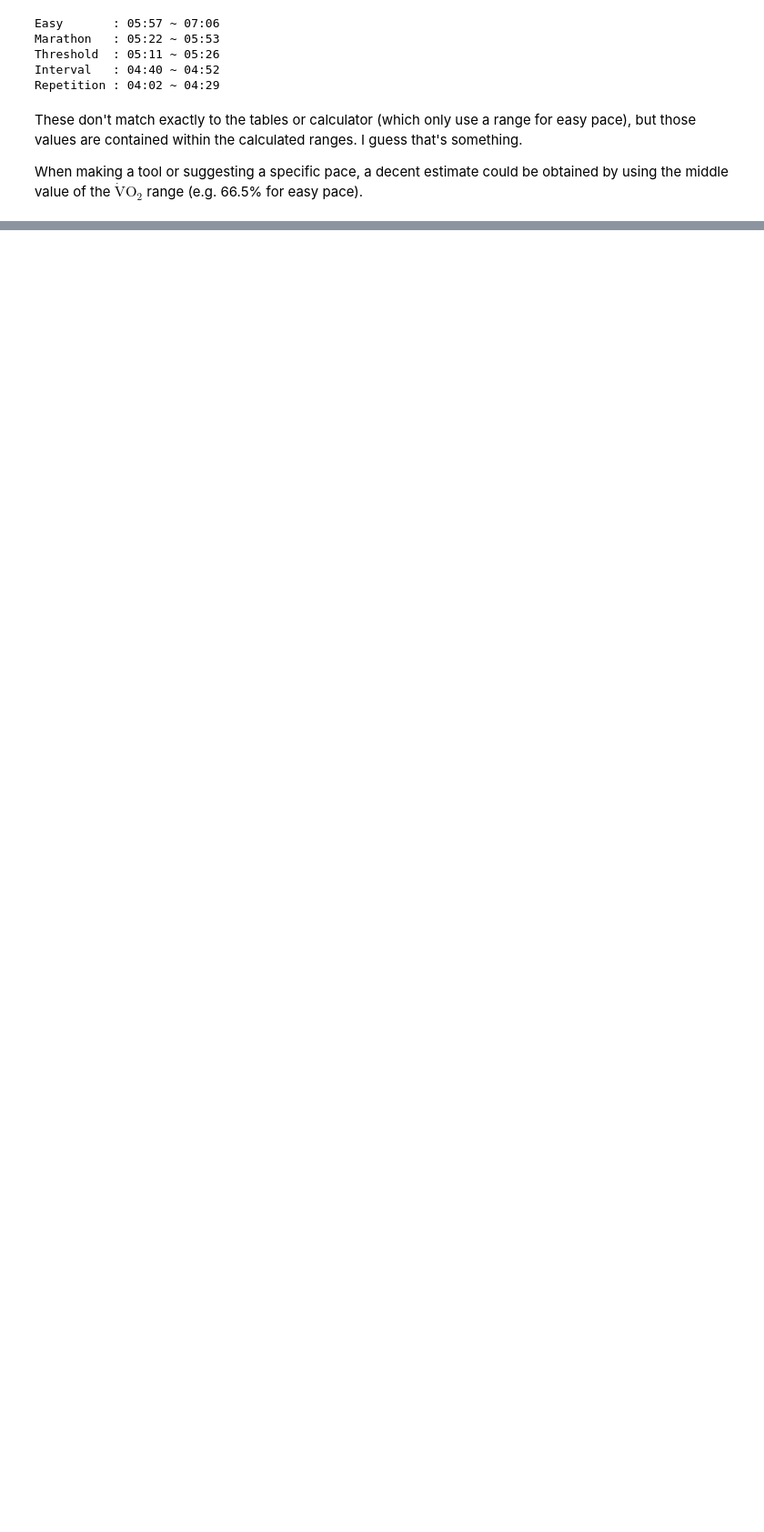
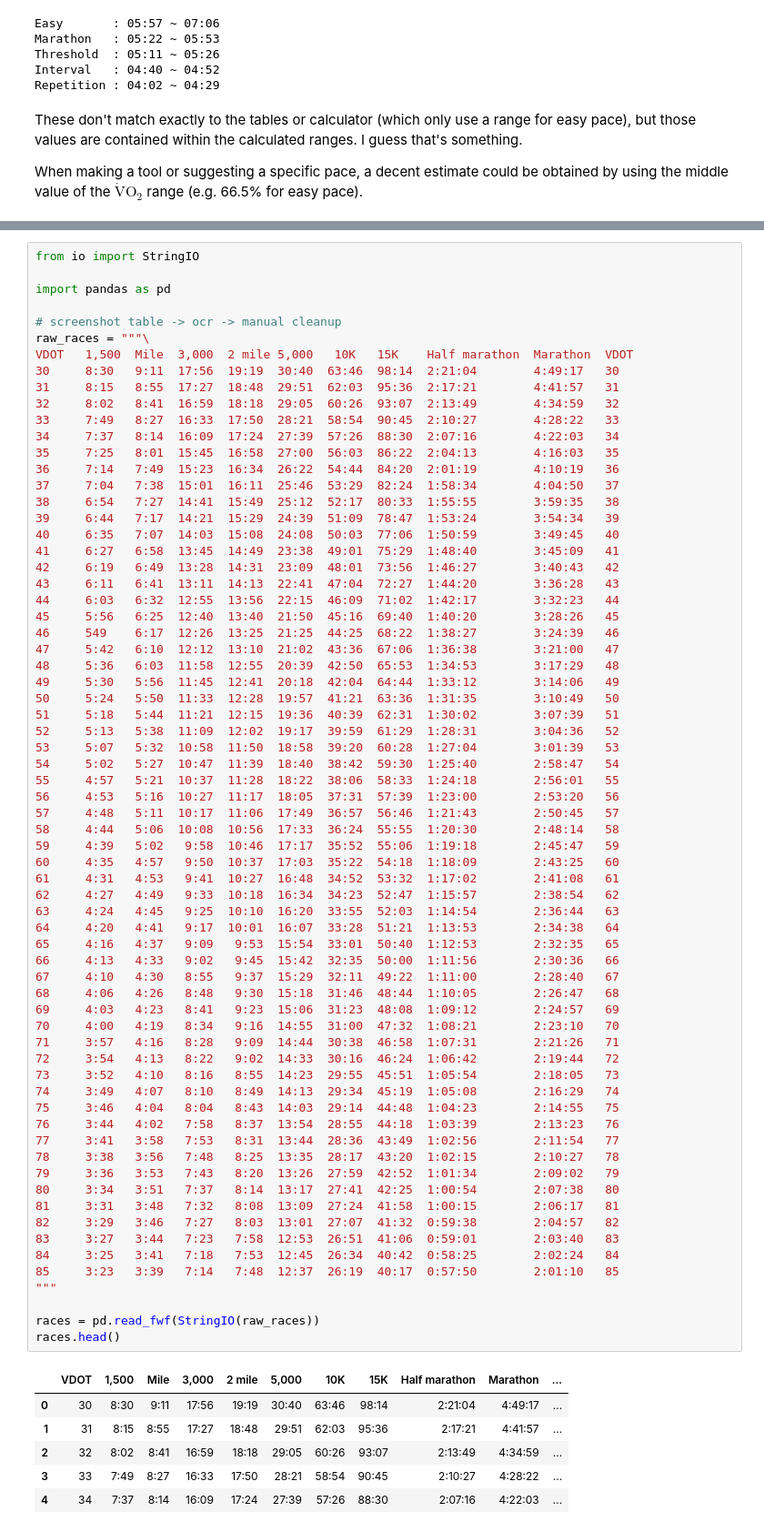
Before and after one commit to tlgs/vdot, a Jupyter notebook: misc/basics.ipynb, the cells around one changed output, grey strips where cells are left out. Shown at 91% size. Cells and saved outputs as stored; diff of their text form; blank space fills up the shorter version.

```diff
--- a/misc/basics.ipynb
+++ b/misc/basics.ipynb
@@ -183,0 +188,75 @@ $\mathrm{\dot{V}O_2}$ range (e.g. 66.5% for easy pace).
+# %%
+from io import StringIO
+
+import pandas as pd
+
+# screenshot table -> ocr -> manual cleanup
+raw_races = """\
+VDOT   1,500  Mile  3,000  2 mile 5,000   10K   15K    Half marathon  Marathon  VDOT
+30     8:30   9:11  17:56  19:19  30:40  63:46  98:14  2:21:04        4:49:17   30
+31     8:15   8:55  17:27  18:48  29:51  62:03  95:36  2:17:21        4:41:57   31
+32     8:02   8:41  16:59  18:18  29:05  60:26  93:07  2:13:49        4:34:59   32
+33     7:49   8:27  16:33  17:50  28:21  58:54  90:45  2:10:27        4:28:22   33
+34     7:37   8:14  16:09  17:24  27:39  57:26  88:30  2:07:16        4:22:03   34
+35     7:25   8:01  15:45  16:58  27:00  56:03  86:22  2:04:13        4:16:03   35
+36     7:14   7:49  15:23  16:34  26:22  54:44  84:20  2:01:19        4:10:19   36
+37     7:04   7:38  15:01  16:11  25:46  53:29  82:24  1:58:34        4:04:50   37
+38     6:54   7:27  14:41  15:49  25:12  52:17  80:33  1:55:55        3:59:35   38
+39     6:44   7:17  14:21  15:29  24:39  51:09  78:47  1:53:24        3:54:34   39
+40     6:35   7:07  14:03  15:08  24:08  50:03  77:06  1:50:59        3:49:45   40
+41     6:27   6:58  13:45  14:49  23:38  49:01  75:29  1:48:40        3:45:09   41
+42     6:19   6:49  13:28  14:31  23:09  48:01  73:56  1:46:27        3:40:43   42
+43     6:11   6:41  13:11  14:13  22:41  47:04  72:27  1:44:20        3:36:28   43
+44     6:03   6:32  12:55  13:56  22:15  46:09  71:02  1:42:17        3:32:23   44
+45     5:56   6:25  12:40  13:40  21:50  45:16  69:40  1:40:20        3:28:26   45
+46     549    6:17  12:26  13:25  21:25  44:25  68:22  1:38:27        3:24:39   46
+47     5:42   6:10  12:12  13:10  21:02  43:36  67:06  1:36:38        3:21:00   47
+48     5:36   6:03  11:58  12:55  20:39  42:50  65:53  1:34:53        3:17:29   48
+49     5:30   5:56  11:45  12:41  20:18  42:04  64:44  1:33:12        3:14:06   49
+50     5:24   5:50  11:33  12:28  19:57  41:21  63:36  1:31:35        3:10:49   50
+51     5:18   5:44  11:21  12:15  19:36  40:39  62:31  1:30:02        3:07:39   51
+52     5:13   5:38  11:09  12:02  19:17  39:59  61:29  1:28:31        3:04:36   52
+53     5:07   5:32  10:58  11:50  18:58  39:20  60:28  1:27:04        3:01:39   53
+54     5:02   5:27  10:47  11:39  18:40  38:42  59:30  1:25:40        2:58:47   54
+55     4:57   5:21  10:37  11:28  18:22  38:06  58:33  1:24:18        2:56:01   55
+56     4:53   5:16  10:27  11:17  18:05  37:31  57:39  1:23:00        2:53:20   56
+57     4:48   5:11  10:17  11:06  17:49  36:57  56:46  1:21:43        2:50:45   57
+58     4:44   5:06  10:08  10:56  17:33  36:24  55:55  1:20:30        2:48:14   58
+59     4:39   5:02   9:58  10:46  17:17  35:52  55:06  1:19:18        2:45:47   59
+60     4:35   4:57   9:50  10:37  17:03  35:22  54:18  1:18:09        2:43:25   60
+61     4:31   4:53   9:41  10:27  16:48  34:52  53:32  1:17:02        2:41:08   61
+62     4:27   4:49   9:33  10:18  16:34  34:23  52:47  1:15:57        2:38:54   62
+63     4:24   4:45   9:25  10:10  16:20  33:55  52:03  1:14:54        2:36:44   63
+64     4:20   4:41   9:17  10:01  16:07  33:28  51:21  1:13:53        2:34:38   64
+65     4:16   4:37   9:09   9:53  15:54  33:01  50:40  1:12:53        2:32:35   65
+66     4:13   4:33   9:02   9:45  15:42  32:35  50:00  1:11:56        2:30:36   66
+67     4:10   4:30   8:55   9:37  15:29  32:11  49:22  1:11:00        2:28:40   67
+68     4:06   4:26   8:48   9:30  15:18  31:46  48:44  1:10:05        2:26:47   68
+69     4:03   4:23   8:41   9:23  15:06  31:23  48:08  1:09:12        2:24:57   69
+70     4:00   4:19   8:34   9:16  14:55  31:00  47:32  1:08:21        2:23:10   70
+71     3:57   4:16   8:28   9:09  14:44  30:38  46:58  1:07:31        2:21:26   71
+72     3:54   4:13   8:22   9:02  14:33  30:16  46:24  1:06:42        2:19:44   72
+73     3:52   4:10   8:16   8:55  14:23  29:55  45:51  1:05:54        2:18:05   73
+74     3:49   4:07   8:10   8:49  14:13  29:34  45:19  1:05:08        2:16:29   74
+75     3:46   4:04   8:04   8:43  14:03  29:14  44:48  1:04:23        2:14:55   75
+76     3:44   4:02   7:58   8:37  13:54  28:55  44:18  1:03:39        2:13:23   76
+77     3:41   3:58   7:53   8:31  13:44  28:36  43:49  1:02:56        2:11:54   77
+78     3:38   3:56   7:48   8:25  13:35  28:17  43:20  1:02:15        2:10:27   78
+79     3:36   3:53   7:43   8:20  13:26  27:59  42:52  1:01:34        2:09:02   79
+80     3:34   3:51   7:37   8:14  13:17  27:41  42:25  1:00:54        2:07:38   80
+81     3:31   3:48   7:32   8:08  13:09  27:24  41:58  1:00:15        2:06:17   81
+82     3:29   3:46   7:27   8:03  13:01  27:07  41:32  0:59:38        2:04:57   82
+83     3:27   3:44   7:23   7:58  12:53  26:51  41:06  0:59:01        2:03:40   83
+84     3:25   3:41   7:18   7:53  12:45  26:34  40:42  0:58:25        2:02:24   84
+85     3:23   3:39   7:14   7:48  12:37  26:19  40:17  0:57:50        2:01:10   85
+"""
+
+races = pd.read_fwf(StringIO(raw_races))
+races.head()
+# %% [output]
+|  | VDOT | 1,500 | Mile | 3,000 | 2 mile | 5,000 | 10K | 15K | Half marathon | Marathon | ... |
+| 0 | 30 | 8:30 | 9:11 | 17:56 | 19:19 | 30:40 | 63:46 | 98:14 | 2:21:04 | 4:49:17 | ... |
+| 1 | 31 | 8:15 | 8:55 | 17:27 | 18:48 | 29:51 | 62:03 | 95:36 | 2:17:21 | 4:41:57 | ... |
+| 2 | 32 | 8:02 | 8:41 | 16:59 | 18:18 | 29:05 | 60:26 | 93:07 | 2:13:49 | 4:34:59 | ... |
+| 3 | 33 | 7:49 | 8:27 | 16:33 | 17:50 | 28:21 | 58:54 | 90:45 | 2:10:27 | 4:28:22 | ... |
+| 4 | 34 | 7:37 | 8:14 | 16:09 | 17:24 | 27:39 | 57:26 | 88:30 | 2:07:16 | 4:22:03 | ... |
```
Also changed, not shown: parts of 25 cells of this notebook, 1 other file.
